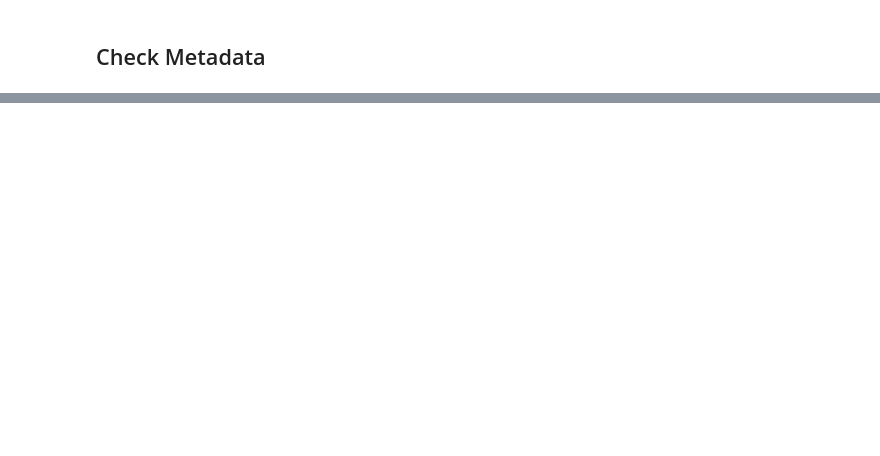
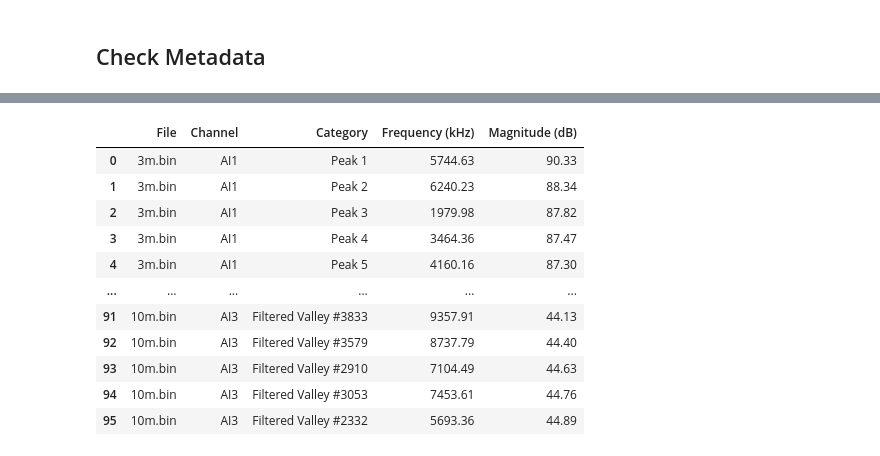
Before and after one commit to rhamaa/RadarLPDP, a Jupyter notebook: radar.ipynb, the cells around one changed output, grey strips where cells are left out. Drawn from its saved outputs; the diff is of its cells as text; code cells hidden in the pictures; blank space fills up the shorter version.

Commit message:
feat: add radar signal analysis notebook with FFT and statistical metrics

```diff
--- a/radar.ipynb
+++ b/radar.ipynb
@@ -38,0 +58,86 @@ BokehModel(combine_events=True, render_bundle={'docs_json': {'89a8b84e-fd4b-42ce
+# %%
+import pandas as pd
+from IPython.display import display
+
+summary_rows = []
+detail_rows = []
+
+for item in results:
+    file_name = item["path"].name
+    analysis = item["analysis"]
+    file_info = analysis["file_info"]
+
+    for channel_key, channel_label, stats_key in [
+        ("ch1_fft", "AI1", "ch1_stats"),
+        ("ch2_fft", "AI3", "ch2_stats"),
+    ]:
+        fft_data = analysis[channel_key]
+        stats = analysis[stats_key]
+
+        summary_rows.append({
+            "File": file_name,
+            "Channel": channel_label,
+            "Duration (s)": file_info["duration"],
+            "Samples": file_info["n_samples"],
+            "Max Frequency (kHz)": fft_data["max_freq"],
+            "Max Magnitude (dB)": fft_data["max_mag"],
+            "Target Frequency (kHz)": fft_data["target_freq"],
+            "Target Magnitude (dB)": fft_data["target_mag"],
+            "Mean": stats["mean"],
+            "Std": stats["std"],
+            "RMS": stats["rms"],
+            "Min": stats["min"],
+            "Max": stats["max"],
+        })
+
+        peak_freqs = fft_data["peak_frequencies"]
+        peak_mags = fft_data["peak_magnitudes"]
+        for idx, (freq, mag) in enumerate(zip(peak_freqs[:5], peak_mags[:5]), start=1):
+            detail_rows.append({
+                "File": file_name,
+                "Channel": channel_label,
+                "Category": f"Peak {idx}",
+                "Frequency (kHz)": freq,
+                "Magnitude (dB)": mag,
+            })
+
+        for category, entries in [
+            ("Target Peak", fft_data["target_peaks"]),
+            ("Filtered Peak", fft_data["filtered_peaks"]),
+            ("Filtered Valley", fft_data["filtered_valleys"]),
+        ]:
+            for entry in entries:
+                detail_rows.append({
+                    "File": file_name,
+                    "Channel": channel_label,
+                    "Category": f"{category} #{entry['index']}",
+                    "Frequency (kHz)": entry["freq_khz"],
+                    "Magnitude (dB)": entry["mag_db"],
+                })
+
+summary_df = pd.DataFrame(summary_rows)
+detail_df = pd.DataFrame(detail_rows)
+
+summary_display = summary_df.round({
+    "Duration (s)": 6,
+    "Max Frequency (kHz)": 2,
+    "Max Magnitude (dB)": 2,
+    "Target Frequency (kHz)": 2,
+    "Target Magnitude (dB)": 2,
+    "Mean": 2,
+    "Std": 2,
+    "RMS": 2,
+    "Min": 2,
+    "Max": 2,
+})
+display(summary_display)
+
+if not detail_df.empty:
+    detail_display = detail_df.round({
+        "Frequency (kHz)": 2,
+        "Magnitude (dB)": 2,
+    })
+    display(detail_display)
+else:
+    print("No peak or extrema data available.")
+# %% [output]
@@ -38,0 +151,12 @@ BokehModel(combine_events=True, render_bundle={'docs_json': {'89a8b84e-fd4b-42ce
+|  | File | Channel | Category | Frequency (kHz) | Magnitude (dB) |
+| 0 | 3m.bin | AI1 | Peak 1 | 5744.63 | 90.33 |
+| 1 | 3m.bin | AI1 | Peak 2 | 6240.23 | 88.34 |
+| 2 | 3m.bin | AI1 | Peak 3 | 1979.98 | 87.82 |
+| 3 | 3m.bin | AI1 | Peak 4 | 3464.36 | 87.47 |
+| 4 | 3m.bin | AI1 | Peak 5 | 4160.16 | 87.30 |
+| ... | ... | ... | ... | ... | ... |
+| 91 | 10m.bin | AI3 | Filtered Valley #3833 | 9357.91 | 44.13 |
+| 92 | 10m.bin | AI3 | Filtered Valley #3579 | 8737.79 | 44.40 |
+| 93 | 10m.bin | AI3 | Filtered Valley #2910 | 7104.49 | 44.63 |
+| 94 | 10m.bin | AI3 | Filtered Valley #3053 | 7453.61 | 44.76 |
+| 95 | 10m.bin | AI3 | Filtered Valley #2332 | 5693.36 | 44.89 |
```
Also changed, not shown: parts of 9 cells of this notebook.
